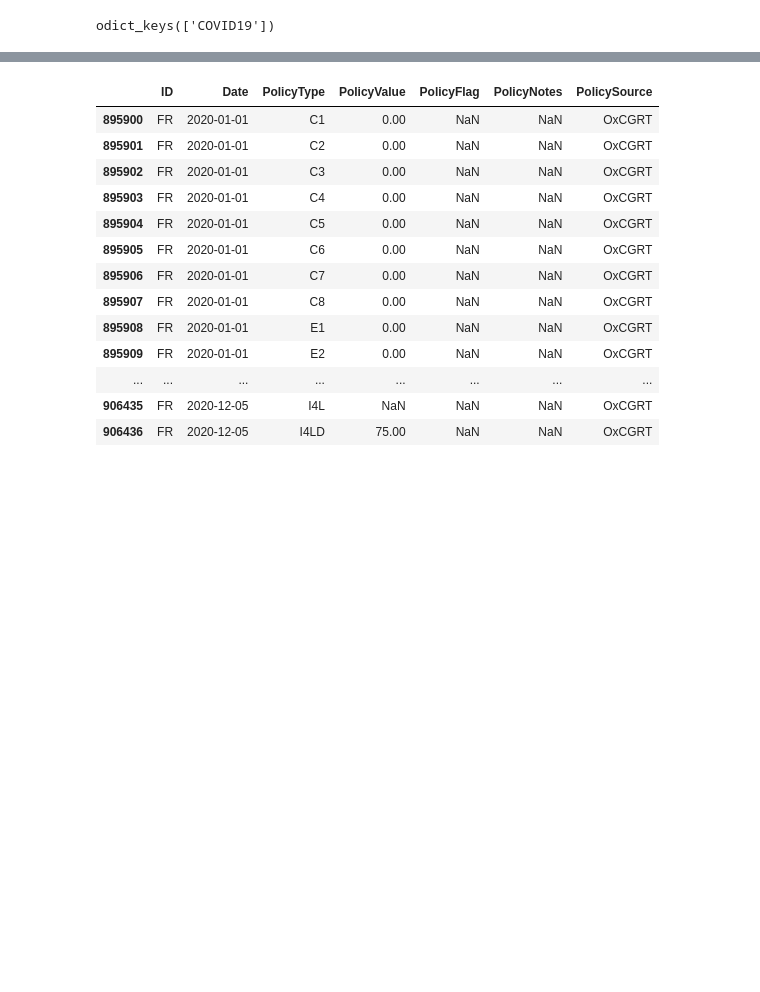
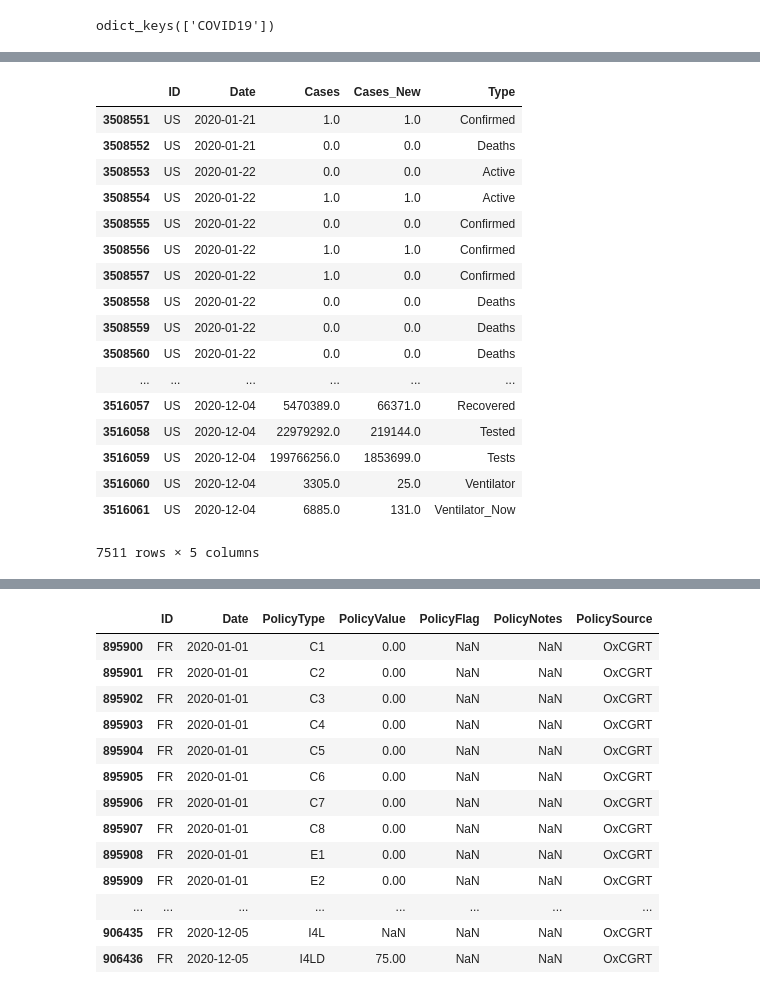
Before and after one commit to TristanBOOK/coronanet, a Jupyter notebook: Notebooks/Laurent_DataExploration.ipynb, the cells around one changed output, grey strips where cells are left out. Saved outputs shown, nothing was run; the diff lists cells and outputs as text; code cells hidden in the pictures; blank space fills up the shorter version.

```diff
--- a/Notebooks/Laurent_DataExploration.ipynb
+++ b/Notebooks/Laurent_DataExploration.ipynb
@@ -31,11 +47,5 @@ df2[['compliance', 'enforcer']]
 # %%
-import pyreadr
-
-cases_df = pyreadr.read_r('JH/COVID-19_Unified-Dataset-master/COVID-19.RData') # also works for Rds
-
-# done! let's see what we got
-# result is a dictionary where keys are the name of objects and the values python
-# objects
+cases_df = pyreadr.read_r('../data_LMA/DataCoronaNet/JH/COVID-19_Unified-Dataset-master/COVID-19.RData') # also works for Rds
 print(cases_df.keys()) # let's check what objects we got
 cases_df =cases_df['COVID19']
 # %% [output]
@@ -47,0 +69,7 @@ dtype: int64
+# %%
+cases_df = cases_df.drop(columns=['Age','Sex', 'Source'])
+cases_df.Date =  pd.to_datetime(cases_df.Date)
+cases_df['Cases_New'] = cases_df['Cases_New'].astype('float')
+cases_df['Cases'] = cases_df['Cases'].astype('float')
+cases_df['Cases'] = pd.to_numeric(cases_df['Cases'], downcast='float')
+cases_df['Cases_New'] = pd.to_numeric(cases_df['Cases_New'], downcast='float')
@@ -47,0 +85,21 @@ dtype: int64
+# %%
+cases_df[cases_df.ID == 'US']
+# %% [output]
+|  | ID | Date | Cases | Cases_New | Type |
+| 3508551 | US | 2020-01-21 | 1.0 | 1.0 | Confirmed |
+| 3508552 | US | 2020-01-21 | 0.0 | 0.0 | Deaths |
+| 3508553 | US | 2020-01-22 | 0.0 | 0.0 | Active |
+| 3508554 | US | 2020-01-22 | 1.0 | 1.0 | Active |
+| 3508555 | US | 2020-01-22 | 0.0 | 0.0 | Confirmed |
+| 3508556 | US | 2020-01-22 | 1.0 | 1.0 | Confirmed |
+| 3508557 | US | 2020-01-22 | 1.0 | 0.0 | Confirmed |
+| 3508558 | US | 2020-01-22 | 0.0 | 0.0 | Deaths |
+| 3508559 | US | 2020-01-22 | 0.0 | 0.0 | Deaths |
+| 3508560 | US | 2020-01-22 | 0.0 | 0.0 | Deaths |
+| ... | ... | ... | ... | ... | ... |
+| 3516057 | US | 2020-12-04 | 5470389.0 | 66371.0 | Recovered |
+| 3516058 | US | 2020-12-04 | 22979292.0 | 219144.0 | Tested |
+| 3516059 | US | 2020-12-04 | 199766256.0 | 1853699.0 | Tests |
+| 3516060 | US | 2020-12-04 | 3305.0 | 25.0 | Ventilator |
+| 3516061 | US | 2020-12-04 | 6885.0 | 131.0 | Ventilator_Now |
+7511 rows × 5 columns
```
Also changed, not shown: parts of 60 cells of this notebook.
